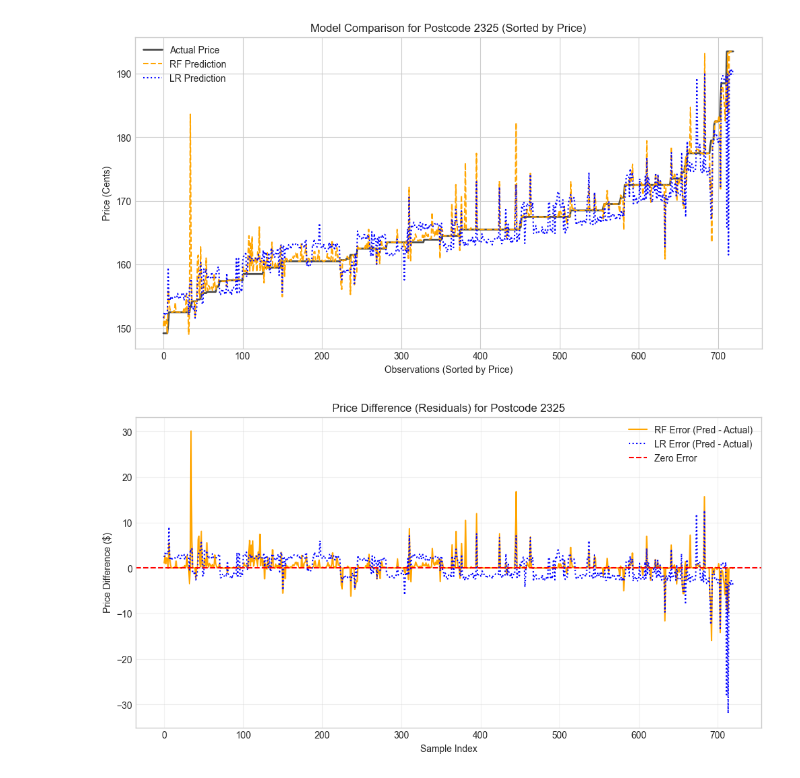
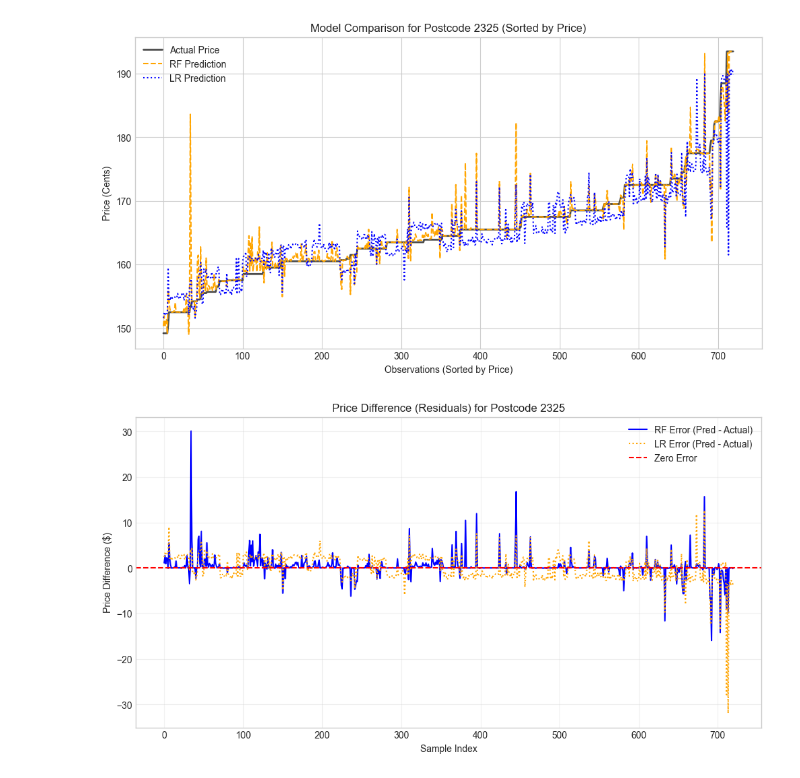
Before and after one commit to tim-fan1/engg2112, a Jupyter notebook: main.ipynb, the cells around one changed output. Drawn from its saved outputs; the diff is of its cells as text; code cells hidden in the pictures.

Commit message:
change graph colours for consistency

```diff
--- a/main.ipynb
+++ b/main.ipynb
@@ -511,22 +511,22 @@ plt.show()
 # %%
 # Calculate the differences (Residuals)
 sample_data['rf_diff'] = sample_data['rf_pred'] - sample_data['actual']
 sample_data['lr_diff'] = sample_data['lr_pred'] - sample_data['actual']
 
 plt.figure(figsize=(12, 6))
 
 # Plotting the difference from zero
-plt.plot(sample_data['rf_diff'].values, label='RF Error (Pred - Actual)', color='orange', linestyle="-")
-plt.plot(sample_data['lr_diff'].values, label='LR Error (Pred - Actual)', color='blue', linestyle=":")
+plt.plot(sample_data['rf_diff'].values, label='RF Error (Pred - Actual)', color='blue', linestyle="-")
+plt.plot(sample_data['lr_diff'].values, label='LR Error (Pred - Actual)', color='orange', linestyle=":")
 
 # Add a zero line to represent perfect prediction
 plt.axhline(y=0, color='red', linestyle='--', label='Zero Error')
 
 plt.title(f'Price Difference (Residuals) for Postcode {sample_postcode}')
 plt.xlabel('Sample Index')
 plt.ylabel('Price Difference ($)')
 plt.legend()
 plt.grid(True, alpha=0.3)
 plt.show()
 # %% [output]
-[figure, old version]
+[figure, new version]
```
